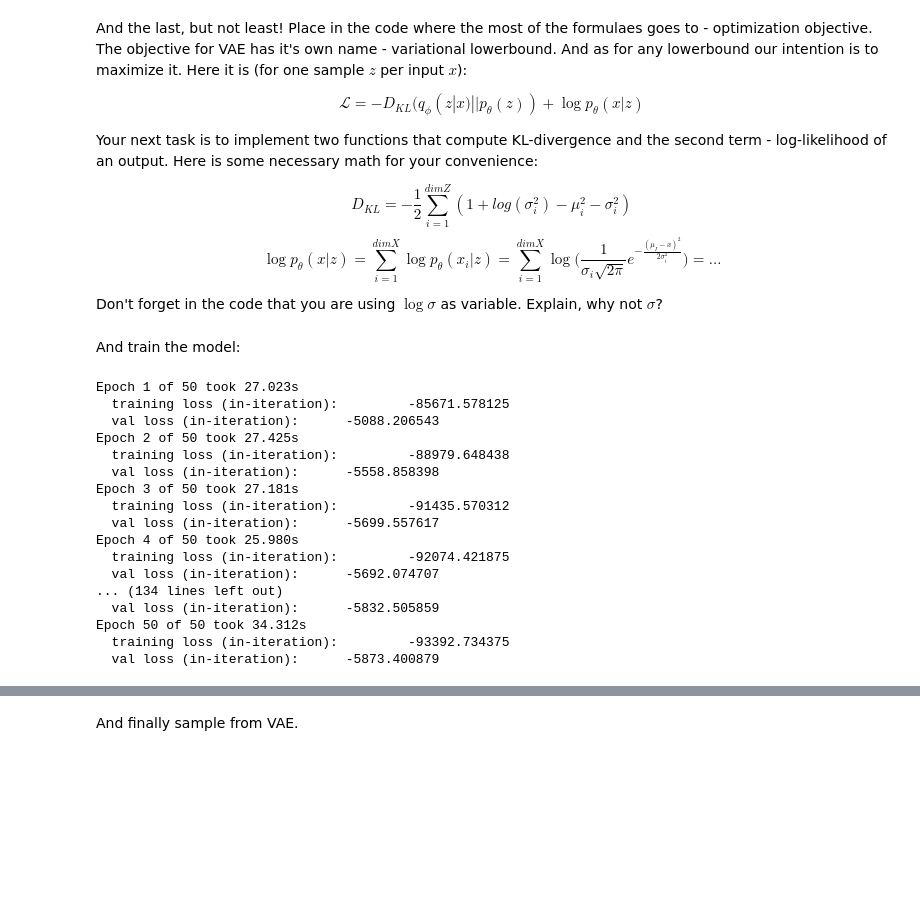
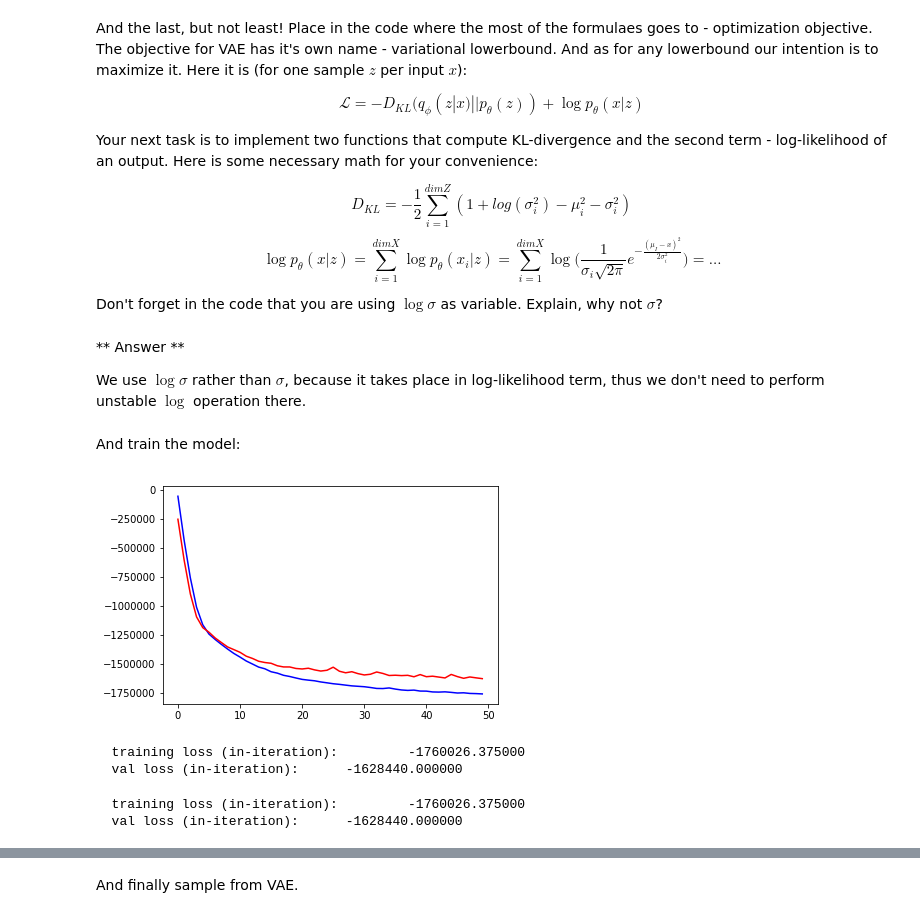
Before and after one commit to ilivans/Practical_DL, a Jupyter notebook: homework03/homework03_part2_vae.ipynb, the cells around one changed output, grey strips where cells are left out. Cells and saved outputs as stored; diff of their text form; code cells hidden in the pictures; blank space fills up the shorter version.

```diff
--- a/homework03/homework03_part2_vae.ipynb
+++ b/homework03/homework03_part2_vae.ipynb
@@ -282,6 +286,10 @@ $$D_{KL} = -\frac{1}{2}\sum_{i=1}^{dimZ}(1+log(\sigma_i^2)-\mu_i^2-\sigma_i^2)$$
 $$\log p_{\theta}(x|z) = \sum_{i=1}^{dimX}\log p_{\theta}(x_i|z)=\sum_{i=1}^{dimX} \log \Big( \frac{1}{\sigma_i\sqrt{2\pi}}e^{-\frac{(\mu_I-x)^2}{2\sigma_i^2}} \Big)=...$$
 
 Don't forget in the code that you are using $\log\sigma$ as variable. Explain, why not $\sigma$?
+# %% [markdown]
+** Answer **
+
+We use $\log \sigma$ rather than $\sigma$, because it takes place in log-likelihood term, thus we don't need to perform unstable $\log$ operation there.
 # %%
 tmp = None
 def KL_divergence(mu, logsigma):
@@ -303,56 +311,53 @@ And train the model:
 # %%
 import time
 
-vae = VAE()#.cuda()
-optimizer = optim.Adam(vae.parameters(), 5e-4)
+vae = VAE().cuda()
+optimizer = optim.Adam(vae.parameters(), 1e-4)
 
 def compute_loss(X_batch):
-    X_var = Variable(X_batch)
+    X_var = Variable(X_batch).cuda()
     mu_rec, logsigma_rec, mu, logsigma = vae(X_var)
     return loss_vae(X_var, mu_rec, logsigma_rec, mu, logsigma)
 
 
 train_loss = []
 val_loss = []
 num_epochs = 50
 
 for epoch in range(num_epochs):
     start_time = time.time()
     autoencoder.train(True) # enable dropout / batch_norm training behavior
     for X_batch, _ in train_loader:
         loss = compute_loss(X_batch)
         loss.backward()
         optimizer.step()
         optimizer.zero_grad()
-        train_loss.append(loss.data.numpy()[0])
+        train_loss.append(loss.cpu().data.numpy()[0])
 
     autoencoder.train(False) # disable dropout / use averages for batch_norm
     for X_batch, _ in val_loader:
         loss = compute_loss(X_batch)
-        val_loss.append(loss.data.numpy()[0])
+        val_loss.append(loss.cpu().data.numpy()[0])
 
-    print("Epoch {} of {} took {:.3f}s".format(
-        epoch + 1, num_epochs, time.time() - start_time))
-    print("  training loss (in-iteration): \t{:.6f}".format(
-        np.mean(train_loss[-len(train_loader) // batch_size :])))
-    print("  val loss (in-iteration): \t{:.6f}".format(
-        np.mean(val_loss[-len(val_loader) // batch_size :])))
+    clear_output()
+    plt.plot(np.mean(np.array(train_loss).reshape(-1, len(train_loader)), axis=1), c="blue")
+    plt.plot(np.mean(np.array(val_loss).reshape(-1, len(val_loader)), axis=1), c="red")
+    plt.show()
+
+print("  training loss (in-iteration): \t{:.6f}".format(
+    np.mean(train_loss[-len(train_loader):])))
+print("  val loss (in-iteration): \t{:.6f}".format(
+    np.mean(val_loss[-len(val_loader):])))
 # %% [output]
+[figure, added]
-Epoch 1 of 50 took 27.023s
-  training loss (in-iteration):         -85671.578125
-  val loss (in-iteration):      -5088.206543
-Epoch 2 of 50 took 27.425s
-  training loss (in-iteration):         -88979.648438
-  val loss (in-iteration):      -5558.858398
-Epoch 3 of 50 took 27.181s
-  training loss (in-iteration):         -91435.570312
-  val loss (in-iteration):      -5699.557617
-Epoch 4 of 50 took 25.980s
-  training loss (in-iteration):         -92074.421875
-  val loss (in-iteration):      -5692.074707
-... (134 lines left out)
-  val loss (in-iteration):      -5832.505859
-Epoch 50 of 50 took 34.312s
-  training loss (in-iteration):         -93392.734375
-  val loss (in-iteration):      -5873.400879
+  training loss (in-iteration):         -1760026.375000
+  val loss (in-iteration):      -1628440.000000
+# %%
+print("  training loss (in-iteration): \t{:.6f}".format(
+    np.mean(train_loss[-len(train_loader):])))
+print("  val loss (in-iteration): \t{:.6f}".format(
+    np.mean(val_loss[-len(val_loader):])))
+# %% [output]
+  training loss (in-iteration):         -1760026.375000
+  val loss (in-iteration):      -1628440.000000
 # %%
```
Also changed, not shown: parts of 15 cells of this notebook, 3 other files.
